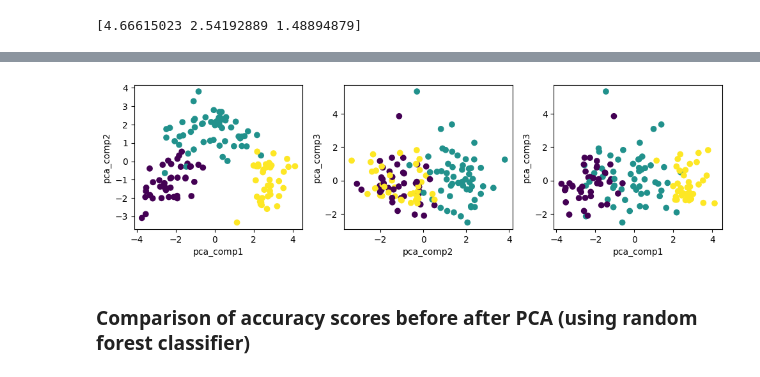
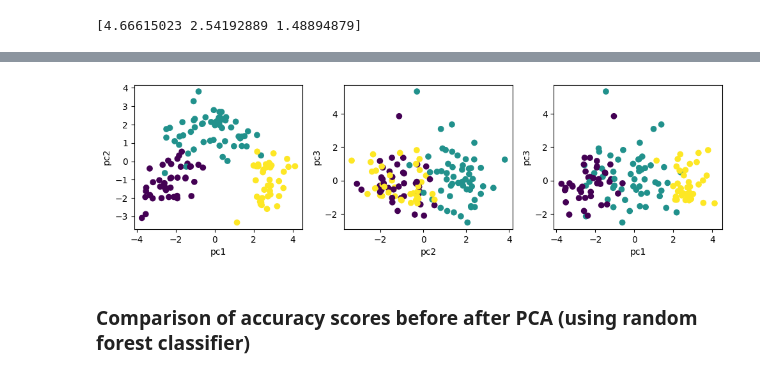
Before and after one commit to kjmobile/lb, a Jupyter notebook: 10_PCA_dimensionality_reduction_Q.ipynb, the cells around one changed output, grey strips where cells are left out. Saved outputs shown, nothing was run; the diff lists cells and outputs as text; code cells hidden in the pictures.

```diff
--- a/10_PCA_dimensionality_reduction_Q.ipynb
+++ b/10_PCA_dimensionality_reduction_Q.ipynb
@@ -177,21 +227,21 @@ fig.show()
 # %%
 # multiple two dimensional views
 
 fig, axes = plt.subplots(1, 3, figsize=(10, 3))
 axes[0].scatter(X_tn_pca[:, 0], X_tn_pca[:, 1], c=y_tn)
-axes[0].set_xlabel('pca_comp1')
-axes[0].set_ylabel('pca_comp2')
+axes[0].set_xlabel('pc1')
+axes[0].set_ylabel('pc2')
 
 axes[1].scatter(X_tn_pca[:, 1], X_tn_pca[:, 2], c=y_tn)
-axes[1].set_xlabel('pca_comp2')
-axes[1].set_ylabel('pca_comp3')
+axes[1].set_xlabel('pc2')
+axes[1].set_ylabel('pc3')
 
 axes[2].scatter(X_tn_pca[:, 0], X_tn_pca[:, 2], c=y_tn)
-axes[2].set_xlabel('pca_comp1')
-axes[2].set_ylabel('pca_comp3')
+axes[2].set_xlabel('pc1')
+axes[2].set_ylabel('pc3')
 plt.tight_layout()
 # %% [output]
-[figure, old version]
+[figure, new version]
 # %% [markdown]
 ### Comparison of accuracy scores before after PCA (using random forest classifier)
 # %%
```
Also changed, not shown: parts of 8 cells of this notebook.
